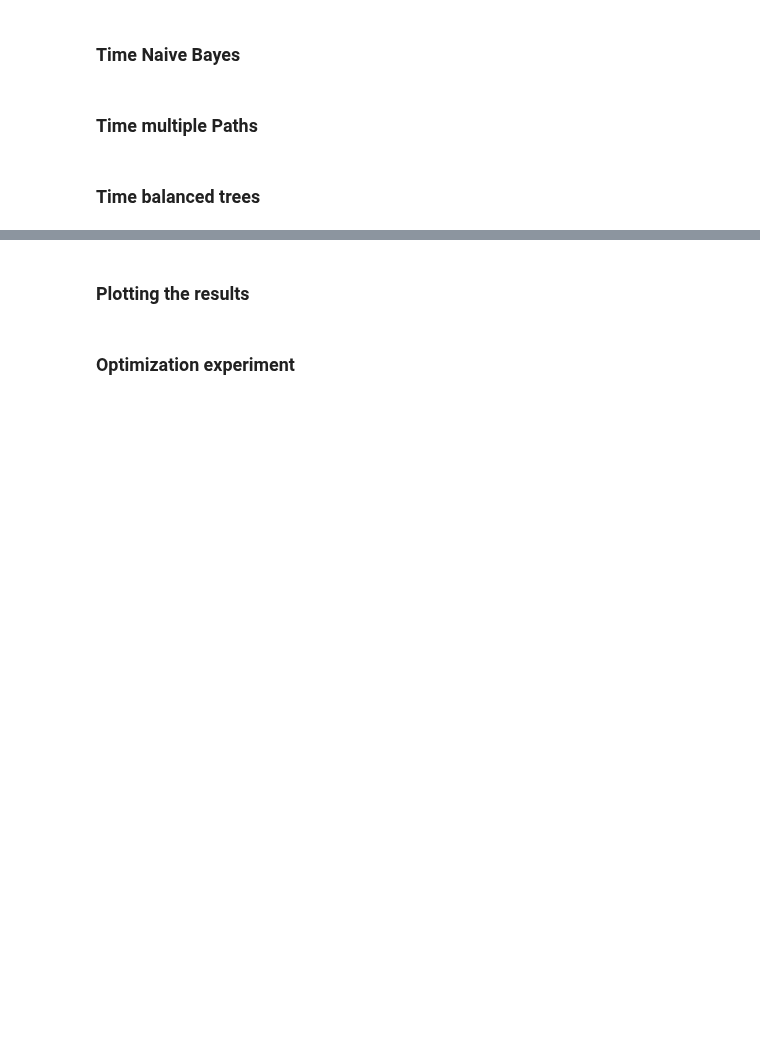
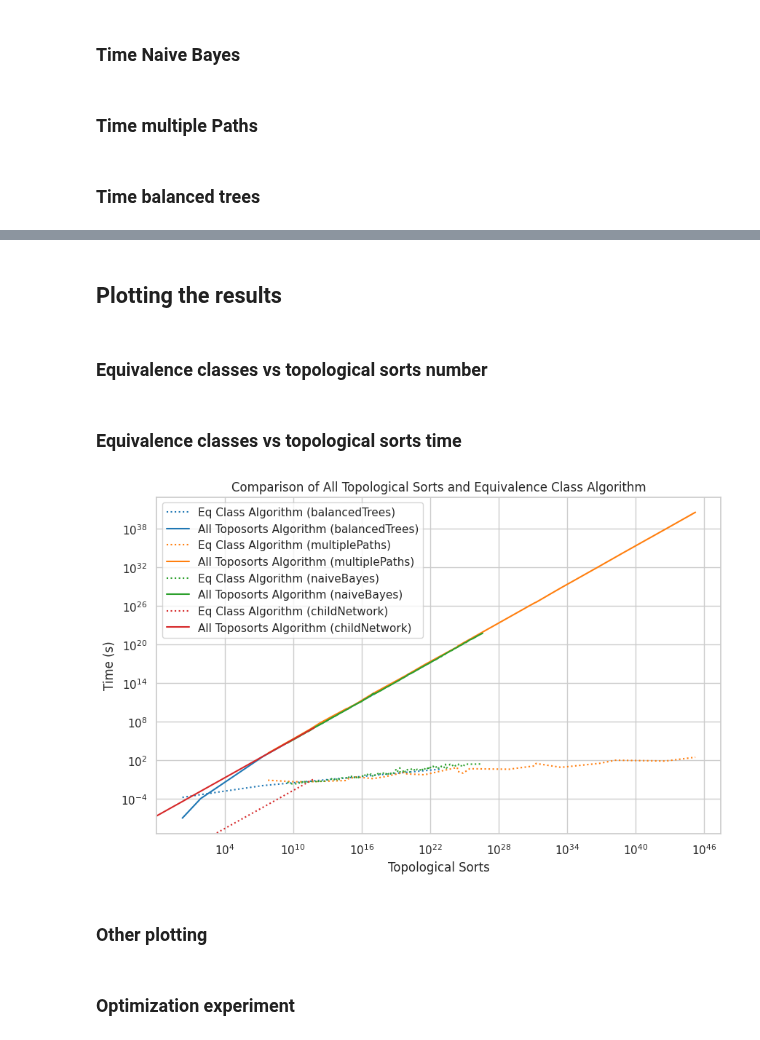
Before and after one commit to EchuCompa/pasantia-BICC, a Jupyter notebook: classSizesExperiments.ipynb, the cells around one changed output, grey strips where cells are left out. Cells and saved outputs as stored; diff of their text form; code cells hidden in the pictures; blank space fills up the shorter version.

Commit message:
Plots for classes sizes experiments

```diff
--- a/classSizesExperiments.ipynb
+++ b/classSizesExperiments.ipynb
@@ -99,21 +184,17 @@ resBalancedTrees = timeMultipleBalancedTrees(numLevels, branchingFactor, 2, 2)
 # %% [markdown]
-### Plotting the results
+## Plotting the results
 # %%
-def dataframeFromCsv(filename):
-    df = pd.read_csv(resultsFolder + filename, index_col=0)
-    df.name = filename[:-4]
-    return df
+plotsResultsFolder = 'results/plots/'
 
-
-resultsFolder = '/results/graphData/'
-naiveBayesFile = 'naiveBayes.csv'
-multiplePathsFile = 'multiplePaths.csv'
-balancedTreesFile = 'balancedTrees.csv'
-
-naiveBayesDf = dataframeFromCsv(naiveBayesFile)
+naiveBayesDf = dataframeFromCsv(naiveBayesWithPathFile)
 dfMultiplePaths = dataframeFromCsv(multiplePathsFile)
 dfBalancedTrees = dataframeFromCsv(balancedTreesFile)
+dfChildNetwork = dataframeFromCsv(childNetworkFile)
+
+filteredDataframes = [naiveBayesDf, dfMultiplePaths, dfBalancedTrees, dfChildNetwork]
 
 for column in ['allTopoSortsNumber', 'biggestEquivClasses', 'smallestEquivClasses']:
-    for dataframe in [naiveBayesDf, dfMultiplePaths, dfBalancedTrees]:
+    for dataframe in filteredDataframes:
         dataframe[column] = pd.to_numeric(dataframe[column], errors='coerce')
+# %% [markdown]
+### Equivalence classes vs topological sorts number
@@ -120,3 +222,35 @@ for column in ['allTopoSortsNumber', 'biggestEquivClasses', 'smallestEquivClasse
+# %% [markdown]
+### Equivalence classes vs topological sorts time
+# %%
+sns.set_theme(style="whitegrid")
+plt.figure(figsize=(10, 6))
+
+filteredDataframes = [dfBalancedTrees, dfMultiplePaths, naiveBayesDf, dfChildNetwork]
+for df in filteredDataframes:
+    df.dropna(inplace=True,subset=["recursiveAverageTime"])  #Remove the rows where recursiveAverageTime is NaN
+palette = sns.color_palette("tab10", n_colors=len(filteredDataframes))
+
+
+# Plot each dataframe separately
+for i, df in enumerate(filteredDataframes):
+    sns.lineplot(data=df, x="allTopoSortsNumber", y="recursiveAverageTime", label=f"Eq Class Algorithm ({df.name})", color=palette[i], errorbar=None, linestyle="dotted")
+    sns.lineplot(data=df, x="allTopoSortsNumber", y="Toposorts estimated time", label=f"All Toposorts Algorithm ({df.name})", color=palette[i], errorbar=None)
+
+plt.xscale("log")
+plt.yscale("log")
+
+# Labels and title
+plt.xlabel("Topological Sorts")
+plt.ylabel("Time (s)")
+plt.title("Comparison of All Topological Sorts and Equivalence Class Algorithm")
+
+# Show the plot
+plt.legend()
+plt.savefig(plotsResultsFolder + 'equivalentClassesVsAllToposorts_time.png')
+# %% [output]
+[figure, added]
+# %% [markdown]
+### Other plotting
 # %%
 import seaborn as sns
 import matplotlib.pyplot as plt
```
Also changed, not shown: parts of 11 cells of this notebook, 20 other files.
